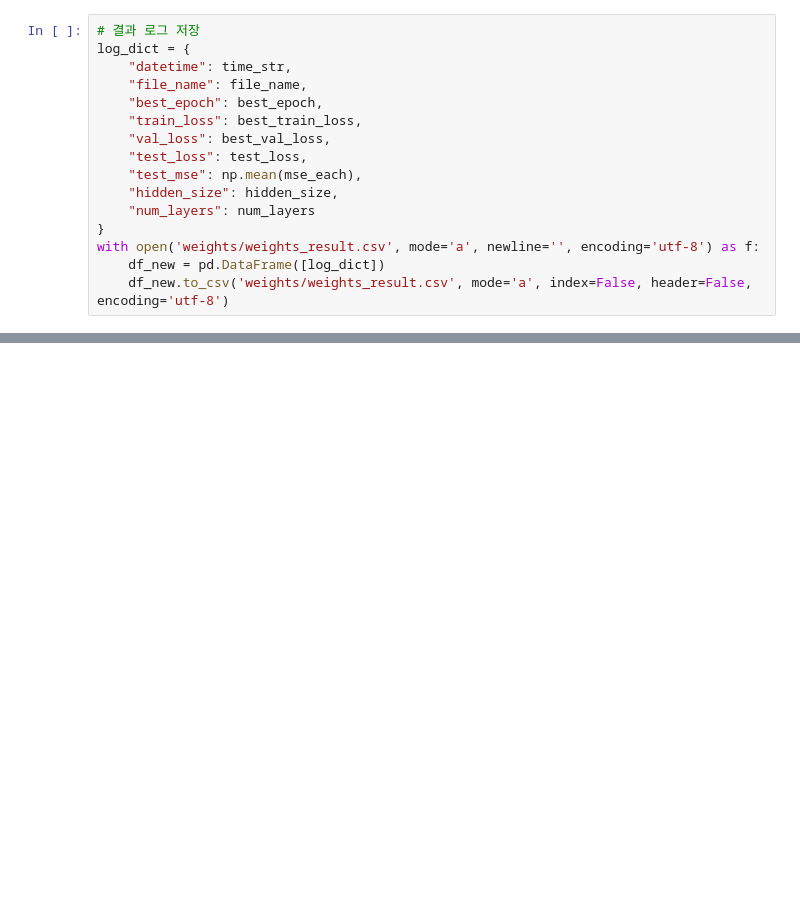
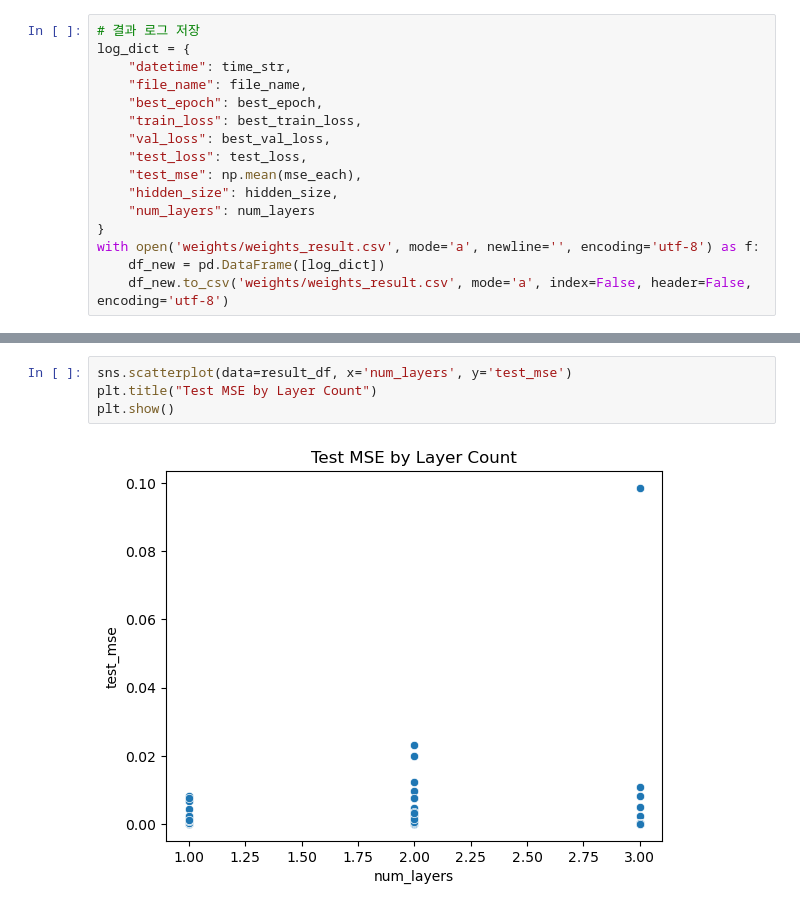
Before and after one commit to kty2001/water_quality, a Jupyter notebook: codetest.ipynb, the cells around one changed output, grey strips where cells are left out. Drawn from its saved outputs; the diff is of its cells as text; blank space fills up the shorter version.

```diff
--- a/codetest.ipynb
+++ b/codetest.ipynb
@@ -768,0 +832,6 @@ First rows:
+# %%
+sns.scatterplot(data=result_df, x='num_layers', y='test_mse')
+plt.title("Test MSE by Layer Count")
+plt.show()
+# %% [output]
+[figure, added]
```
Also changed, not shown: parts of 17 cells of this notebook, 5 other files.
